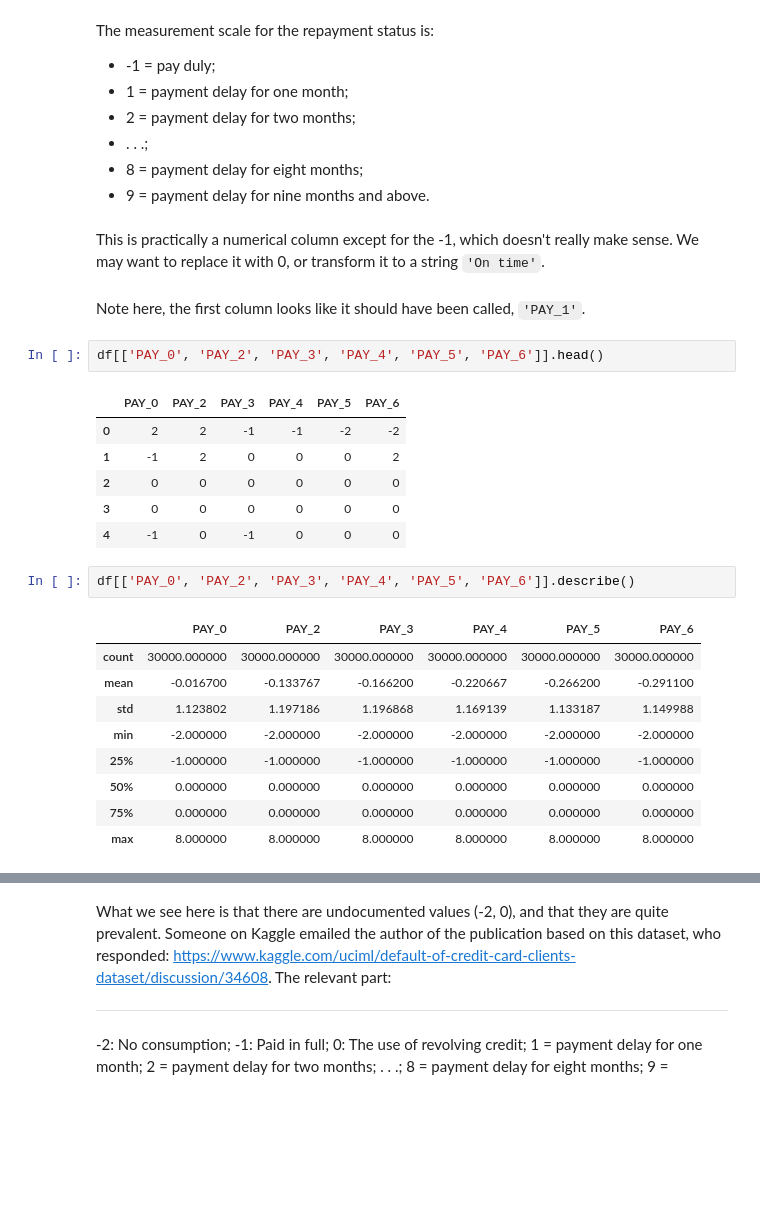
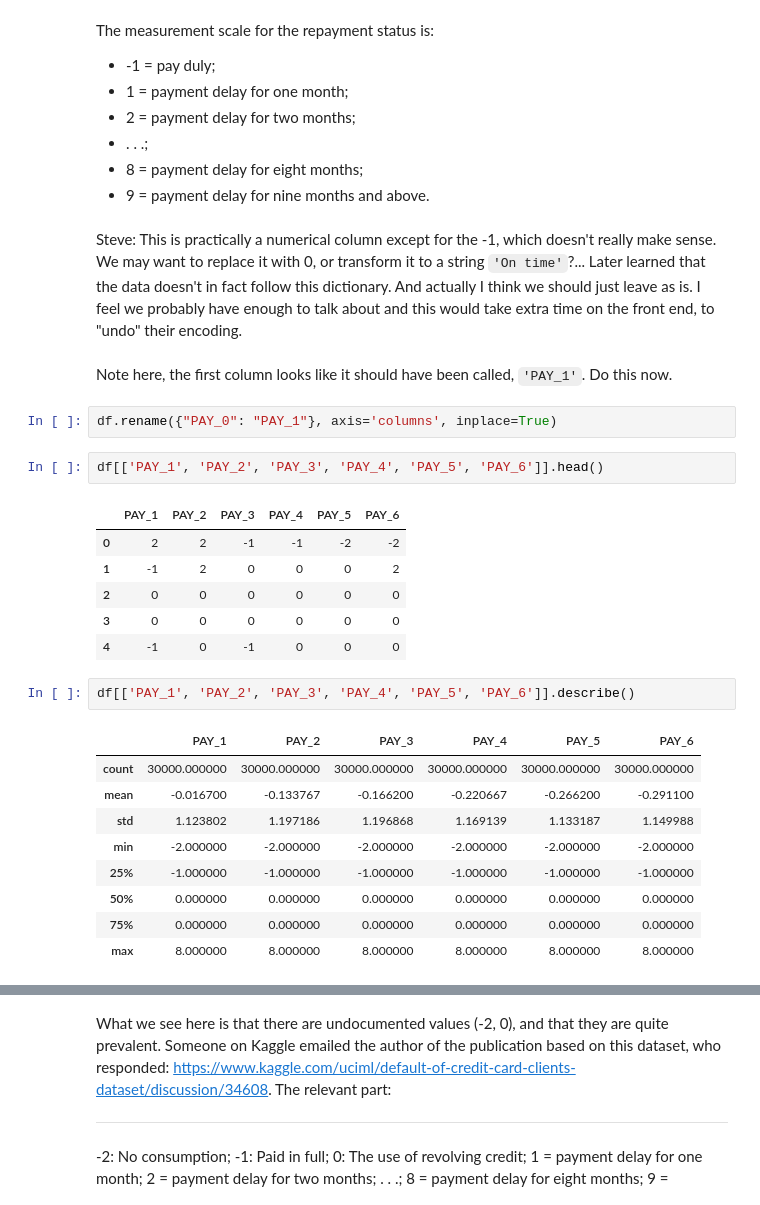
Before and after one commit to klostest/Case_Study_Approach_prep_work, a Jupyter notebook: data_exploration_v2.ipynb, the cells around one changed output, grey strips where cells are left out. Drawn from its saved outputs; the diff is of its cells as text; blank space fills up the shorter version.

```diff
--- a/data_exploration_v2.ipynb
+++ b/data_exploration_v2.ipynb
@@ -164,22 +443,24 @@ The measurement scale for the repayment status is:
 - 8 = payment delay for eight months;
 - 9 = payment delay for nine months and above.
 # %% [markdown]
-This is practically a numerical column except for the -1, which doesn't really make sense. We may want to replace it with 0, or transform it to a string `'On time'`.
+Steve: This is practically a numerical column except for the -1, which doesn't really make sense. We may want to replace it with 0, or transform it to a string `'On time'`?... Later learned that the data doesn't in fact follow this dictionary. And actually I think we should just leave as is. I feel we probably have enough to talk about and this would take extra time on the front end, to "undo" their encoding.
 # %% [markdown]
-Note here, the first column looks like it should have been called, `'PAY_1'`.
+Note here, the first column looks like it should have been called, `'PAY_1'`. Do this now.
+# %%
+df.rename({"PAY_0": "PAY_1"}, axis='columns', inplace=True)
 # %%
-df[['PAY_0', 'PAY_2', 'PAY_3', 'PAY_4', 'PAY_5', 'PAY_6']].head()
+df[['PAY_1', 'PAY_2', 'PAY_3', 'PAY_4', 'PAY_5', 'PAY_6']].head()
 # %% [output]
-|  | PAY_0 | PAY_2 | PAY_3 | PAY_4 | PAY_5 | PAY_6 |
+|  | PAY_1 | PAY_2 | PAY_3 | PAY_4 | PAY_5 | PAY_6 |
 | 0 | 2 | 2 | -1 | -1 | -2 | -2 |
 | 1 | -1 | 2 | 0 | 0 | 0 | 2 |
 | 2 | 0 | 0 | 0 | 0 | 0 | 0 |
 | 3 | 0 | 0 | 0 | 0 | 0 | 0 |
 | 4 | -1 | 0 | -1 | 0 | 0 | 0 |
 # %%
-df[['PAY_0', 'PAY_2', 'PAY_3', 'PAY_4', 'PAY_5', 'PAY_6']].describe()
+df[['PAY_1', 'PAY_2', 'PAY_3', 'PAY_4', 'PAY_5', 'PAY_6']].describe()
 # %% [output]
-|  | PAY_0 | PAY_2 | PAY_3 | PAY_4 | PAY_5 | PAY_6 |
+|  | PAY_1 | PAY_2 | PAY_3 | PAY_4 | PAY_5 | PAY_6 |
 | count | 30000.000000 | 30000.000000 | 30000.000000 | 30000.000000 | 30000.000000 | 30000.000000 |
 | mean | -0.016700 | -0.133767 | -0.166200 | -0.220667 | -0.266200 | -0.291100 |
 | std | 1.123802 | 1.197186 | 1.196868 | 1.169139 | 1.133187 | 1.149988 |
```
Also changed, not shown: parts of 103 cells of this notebook.
